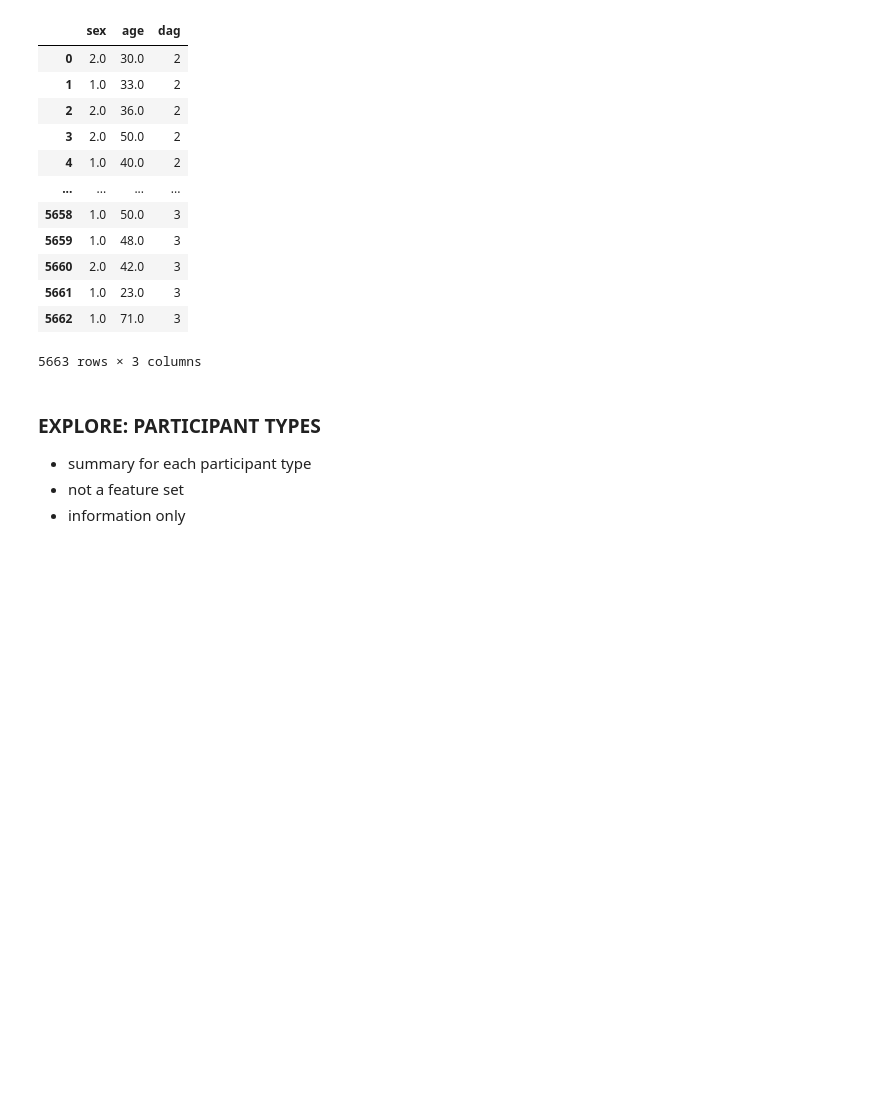
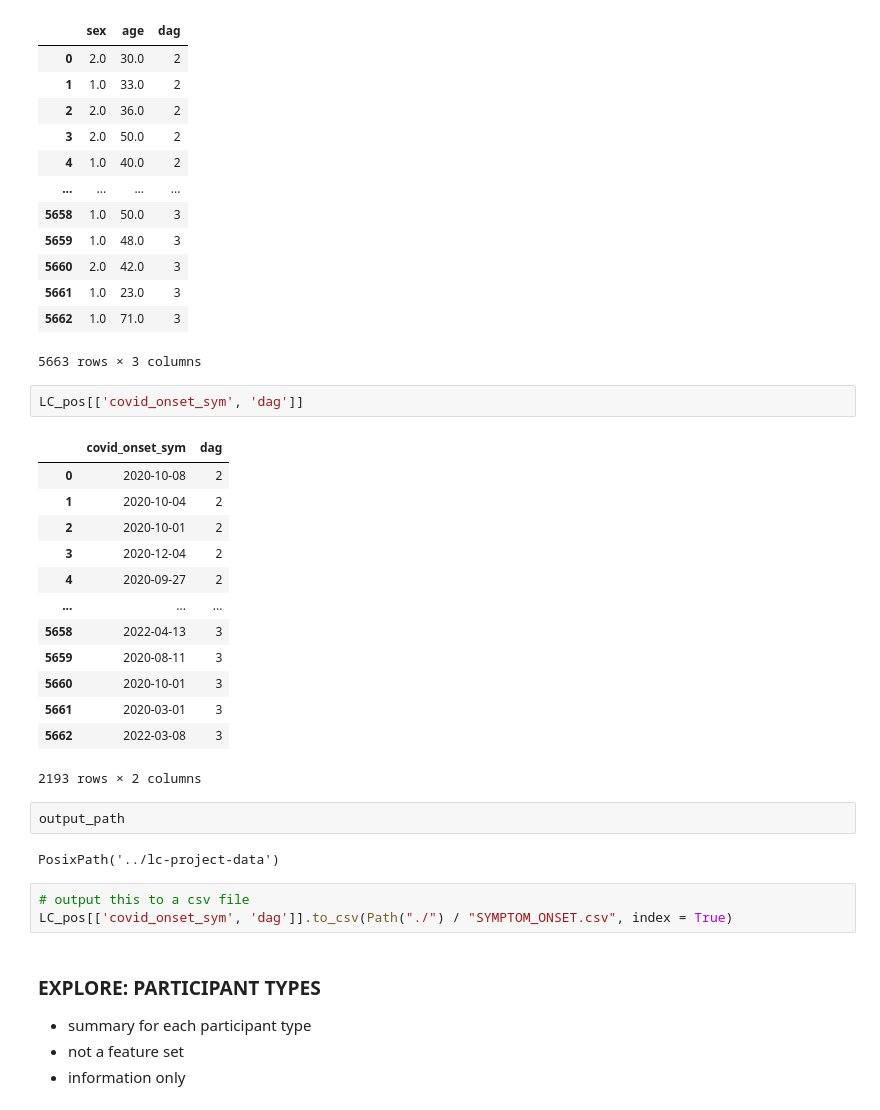
Before and after one commit to davidtweddell/lc_repo, a Jupyter notebook: 01-inspect-data-MP.ipynb, the cells around one changed output. Saved outputs shown, nothing was run; the diff lists cells and outputs as text; blank space fills up the shorter version.

```diff
--- a/01-inspect-data-MP.ipynb
+++ b/01-inspect-data-MP.ipynb
@@ -322,6 +319,29 @@ demographic_features
 | 5661 | 1.0 | 23.0 | 3 |
 | 5662 | 1.0 | 71.0 | 3 |
 5663 rows × 3 columns
+# %%
+LC_pos[['covid_onset_sym', 'dag']]
+# %% [output]
+|  | covid_onset_sym | dag |
+| 0 | 2020-10-08 | 2 |
+| 1 | 2020-10-04 | 2 |
+| 2 | 2020-10-01 | 2 |
+| 3 | 2020-12-04 | 2 |
+| 4 | 2020-09-27 | 2 |
+| ... | ... | ... |
+| 5658 | 2022-04-13 | 3 |
+| 5659 | 2020-08-11 | 3 |
+| 5660 | 2020-10-01 | 3 |
+| 5661 | 2020-03-01 | 3 |
+| 5662 | 2022-03-08 | 3 |
+2193 rows × 2 columns
+# %%
+output_path
+# %% [output]
+PosixPath('../lc-project-data')
+# %%
+# output this to a csv file
+LC_pos[['covid_onset_sym', 'dag']].to_csv(Path("./") / "SYMPTOM_ONSET.csv", index = True)
 # %% [markdown]
 ### EXPLORE: PARTICIPANT TYPES
 
```
Also changed, not shown: parts of 1 cell of this notebook, 1 other file.
